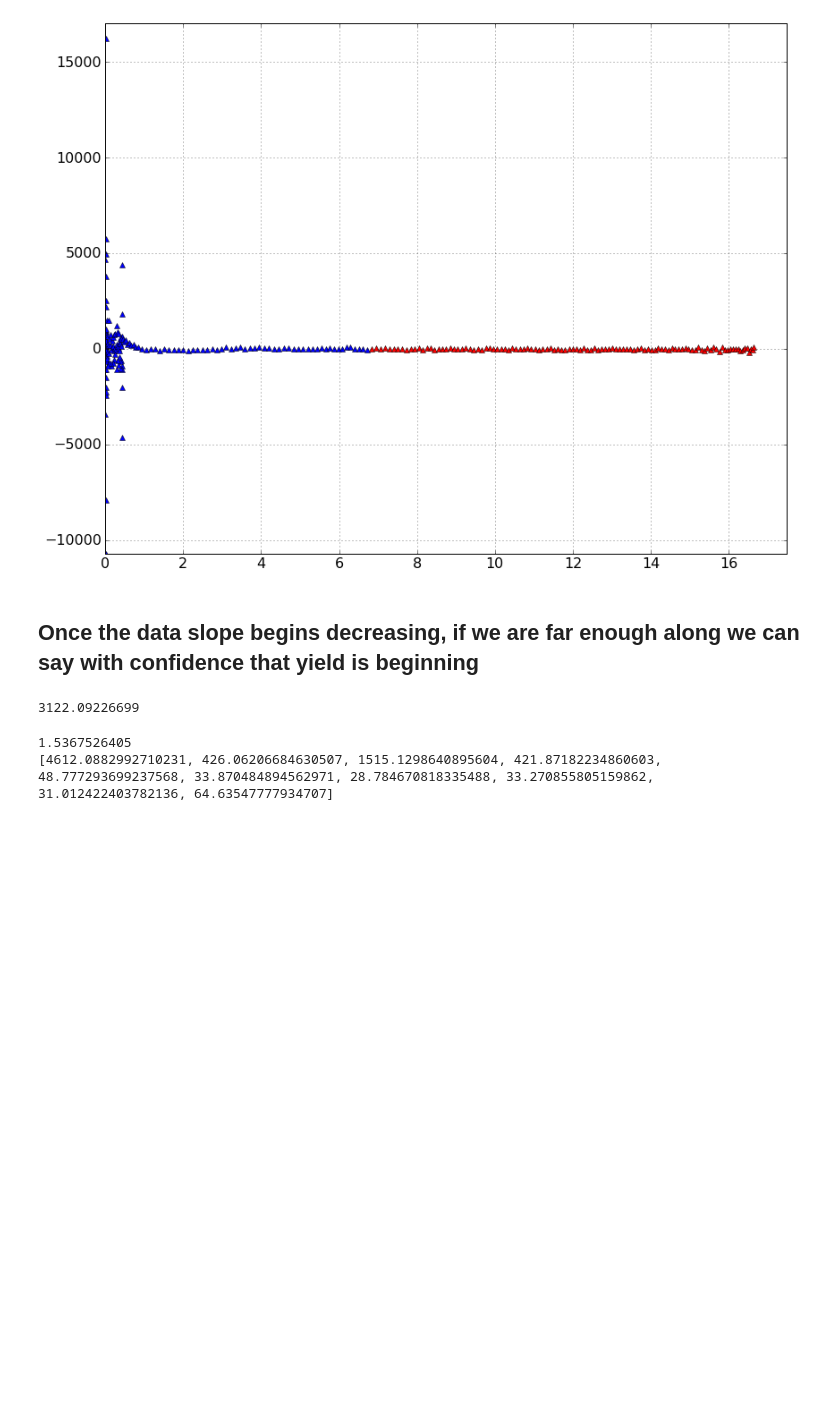
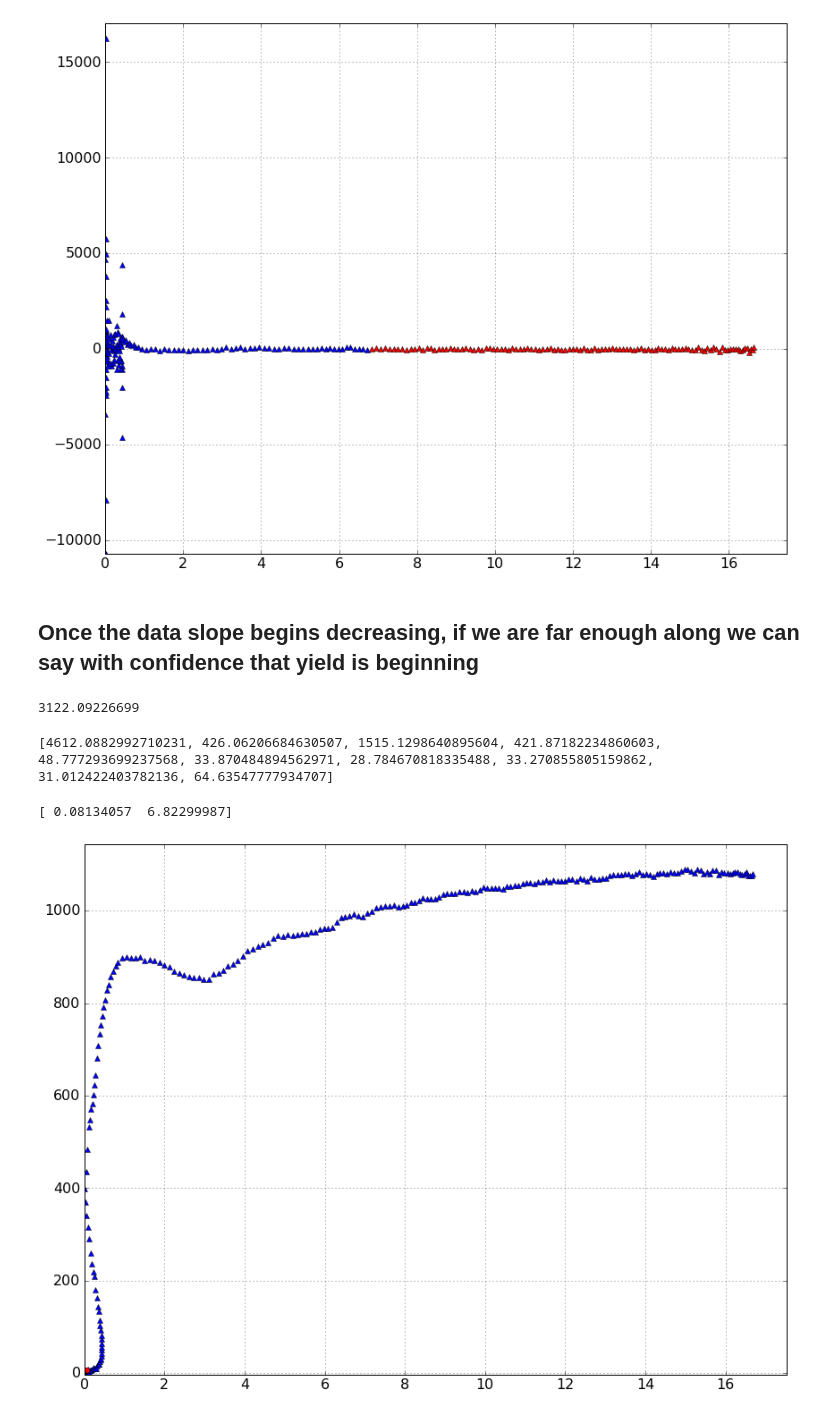
Before and after one commit to ednusi/MatPy, a Jupyter notebook: Grouping Data by Slope.ipynb, the cells around one changed output. Drawn from its saved outputs; the diff is of its cells as text; code cells hidden in the pictures; blank space fills up the shorter version.

Commit message:
Automatically locate yield values of materials

```diff
--- a/Grouping Data by Slope.ipynb
+++ b/Grouping Data by Slope.ipynb
@@ -62,6 +60,7 @@ for index, slope in enumerate(slopes):
 #print strain[yield_spot],stress[yield_spot]
 #print slopes
 # %%
+# -- this value needs to be high enough to get a good value, but low enough to avoid noisy data
 num_intervals = 10
 
 # -- divide into ten intervals and print stddev of each
@@ -74,9 +73,23 @@ interval = 0
 while divs[interval] > stdev:
     interval = interval + 1
 
+# -- selects a point halfway in the interval
+interval_length = len(model)/num_intervals
+yield_index = ((int)(interval_length*interval*3./2.))
+
+
 # -- found yield strain (ONLY TENTATIVELY WORKS -- REFINE THIS)
-print stress[interval*len(divs)/num_intervals]
+yield_strain = strain[yield_index]
+yield_stress = stress[yield_index]
+
 print divs
 # %% [output]
-1.5367526405
 [4612.0882992710231, 426.06206684630507, 1515.1298640895604, 421.87182234860603, 48.777293699237568, 33.870484894562971, 28.784670818335488, 33.270855805159862, 31.012422403782136, 64.63547777934707]
+# %%
+yielding = np.array([yield_strain,yield_stress])
+print yielding
+
+plot.plotmult2D(model,yielding[None,:],marker2='ro')
+# %% [output]
+[ 0.08134057  6.82299987]
+[figure, added]
```
Also changed, not shown: parts of 6 cells of this notebook, 1 other file.
